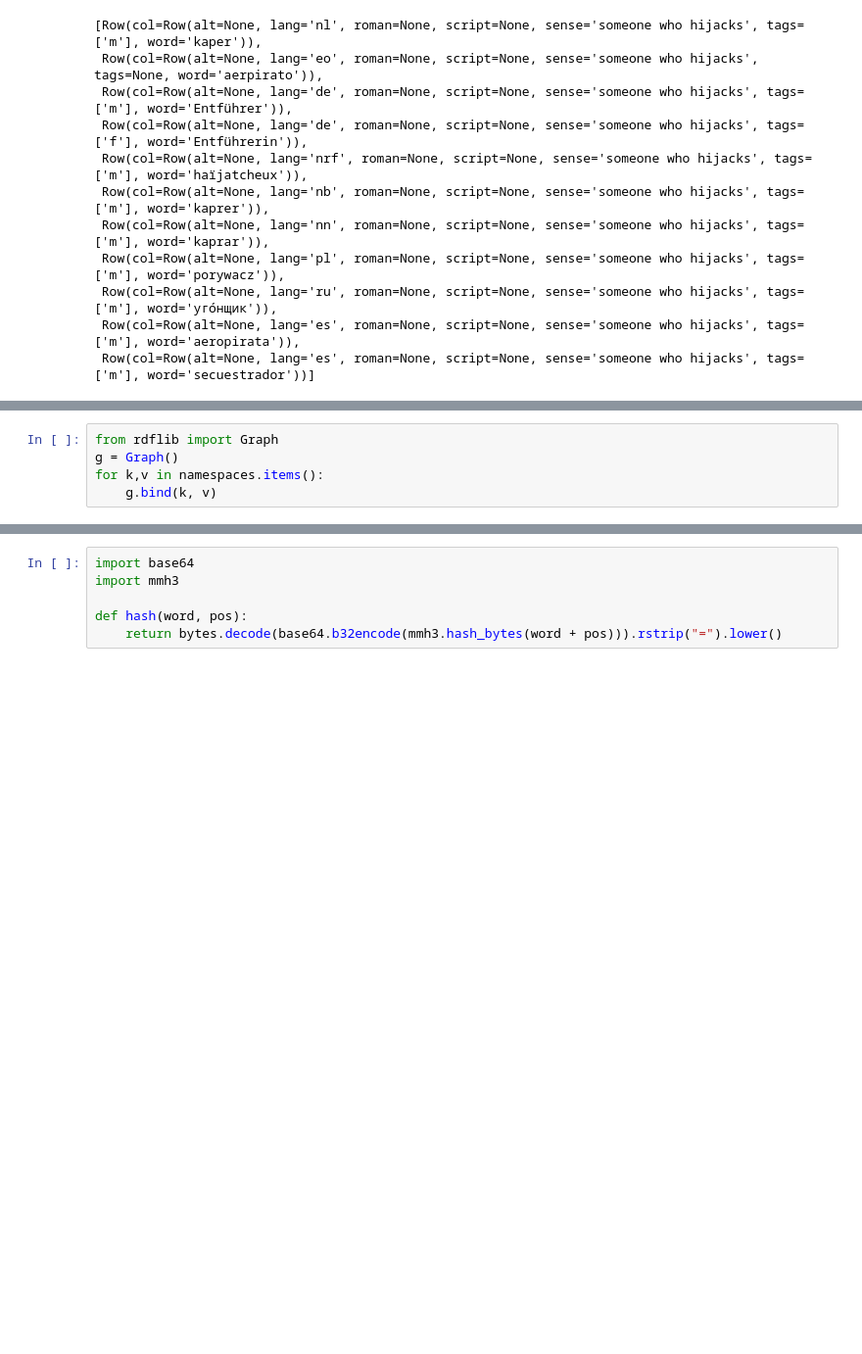
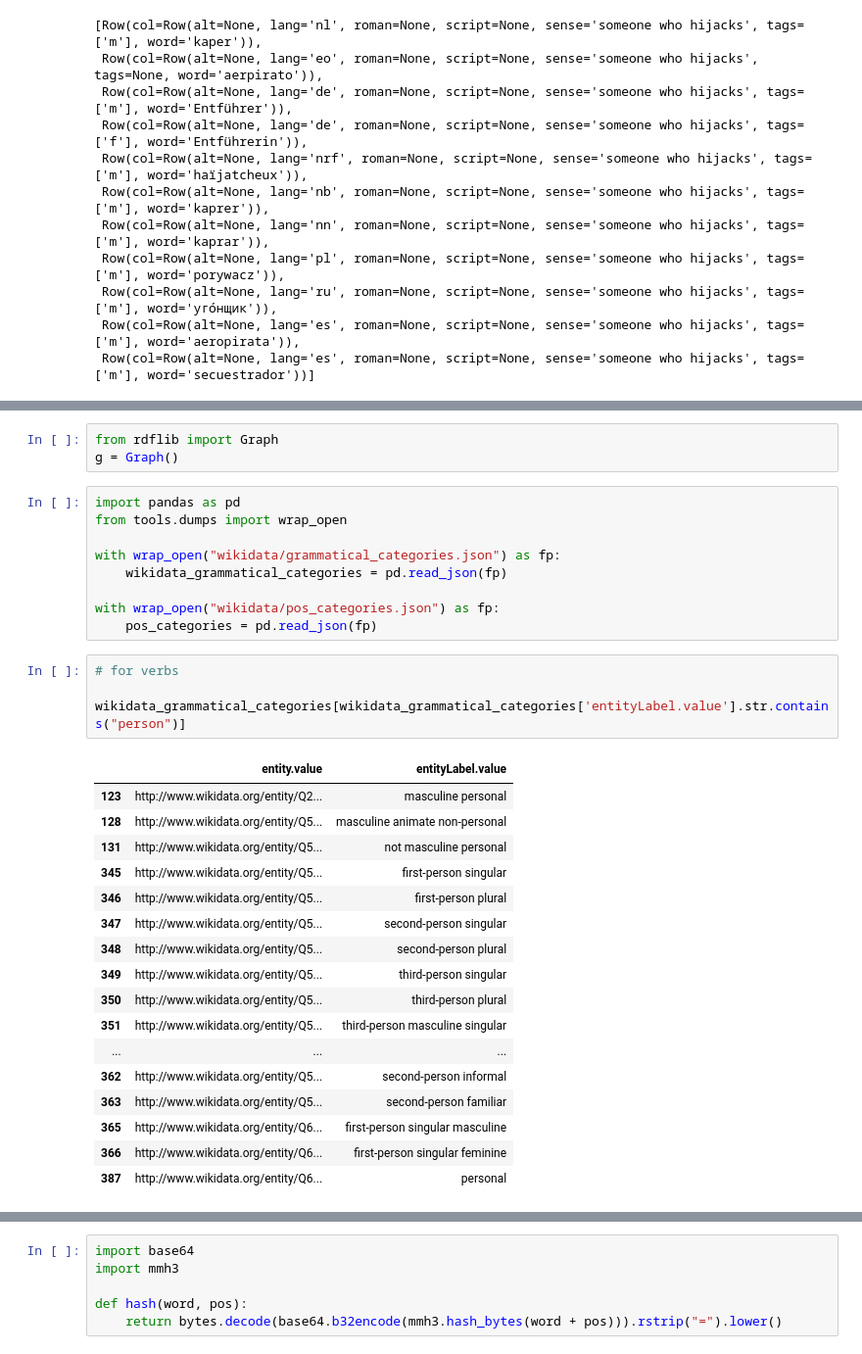
Before and after one commit to erolm-a/colla-framework, a Jupyter notebook: notebooks/WiktionaryRDF.ipynb, the cells around one changed output, grey strips where cells are left out. Shown at 98% size. Drawn from its saved outputs; the diff is of its cells as text; blank space fills up the shorter version.

```diff
--- a/notebooks/WiktionaryRDF.ipynb
+++ b/notebooks/WiktionaryRDF.ipynb
@@ -94,5 +98,34 @@ namespaces
 # %%
 from rdflib import Graph
 g = Graph()
-for k,v in namespaces.items():
-    g.bind(k, v)
+# %%
+import pandas as pd
+from tools.dumps import wrap_open
+
+with wrap_open("wikidata/grammatical_categories.json") as fp:
+    wikidata_grammatical_categories = pd.read_json(fp)
+
+with wrap_open("wikidata/pos_categories.json") as fp:
+    pos_categories = pd.read_json(fp)
+# %%
+# for verbs
+
+wikidata_grammatical_categories[wikidata_grammatical_categories['entityLabel.value'].str.contains("person")]
+# %% [output]
+|  | entity.value | entityLabel.value |
+| 123 | http://www.wikidata.org/entity/Q2... | masculine personal |
+| 128 | http://www.wikidata.org/entity/Q5... | masculine animate non-personal |
+| 131 | http://www.wikidata.org/entity/Q5... | not masculine personal |
+| 345 | http://www.wikidata.org/entity/Q5... | first-person singular |
+| 346 | http://www.wikidata.org/entity/Q5... | first-person plural |
+| 347 | http://www.wikidata.org/entity/Q5... | second-person singular |
+| 348 | http://www.wikidata.org/entity/Q5... | second-person plural |
+| 349 | http://www.wikidata.org/entity/Q5... | third-person singular |
+| 350 | http://www.wikidata.org/entity/Q5... | third-person plural |
+| 351 | http://www.wikidata.org/entity/Q5... | third-person masculine singular |
+| ... | ... | ... |
+| 362 | http://www.wikidata.org/entity/Q5... | second-person informal |
+| 363 | http://www.wikidata.org/entity/Q5... | second-person familiar |
+| 365 | http://www.wikidata.org/entity/Q6... | first-person singular masculine |
+| 366 | http://www.wikidata.org/entity/Q6... | first-person singular feminine |
+| 387 | http://www.wikidata.org/entity/Q6... | personal |
```
Also changed, not shown: parts of 15 cells of this notebook, 2 other files.
